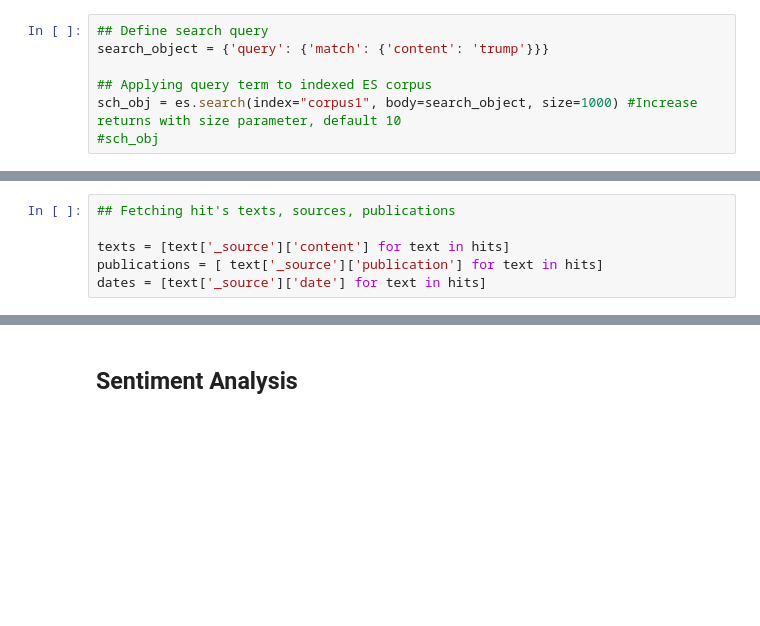
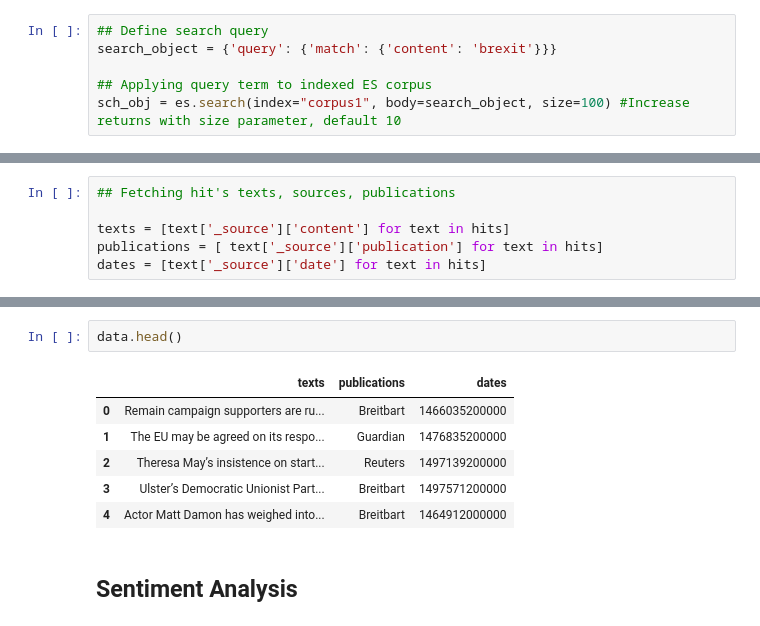
Before and after one commit to dthoma8/epic, a Jupyter notebook: ES_Querying.ipynb, the cells around one changed output, grey strips where cells are left out. Drawn from its saved outputs; the diff is of its cells as text; blank space fills up the shorter version.

```diff
--- a/ES_Querying.ipynb
+++ b/ES_Querying.ipynb
@@ -10,9 +10,8 @@ from elasticsearch import Elasticsearch
 es = Elasticsearch([{'host': 'localhost', 'port': 9200}])
 # %%
 ## Define search query
-search_object = {'query': {'match': {'content': 'trump'}}}
+search_object = {'query': {'match': {'content': 'brexit'}}}
 
 ## Applying query term to indexed ES corpus
-sch_obj = es.search(index="corpus1", body=search_object, size=1000) #Increase returns with size parameter, default 10
-#sch_obj
+sch_obj = es.search(index="corpus1", body=search_object, size=100) #Increase returns with size parameter, default 10
 # %%
@@ -28,3 +35,12 @@ dates = [text['_source']['date'] for text in hits]
+# %%
+data.head()
+# %% [output]
+|  | texts | publications | dates |
+| 0 | Remain campaign supporters are ru... | Breitbart | 1466035200000 |
+| 1 | The EU may be agreed on its respo... | Guardian | 1476835200000 |
+| 2 | Theresa May’s insistence on start... | Reuters | 1497139200000 |
+| 3 | Ulster’s Democratic Unionist Part... | Breitbart | 1497571200000 |
+| 4 | Actor Matt Damon has weighed into... | Breitbart | 1464912000000 |
 # %% [markdown]
 ## Sentiment Analysis
 # %% [markdown]
```
Also changed, not shown: parts of 12 cells of this notebook.
